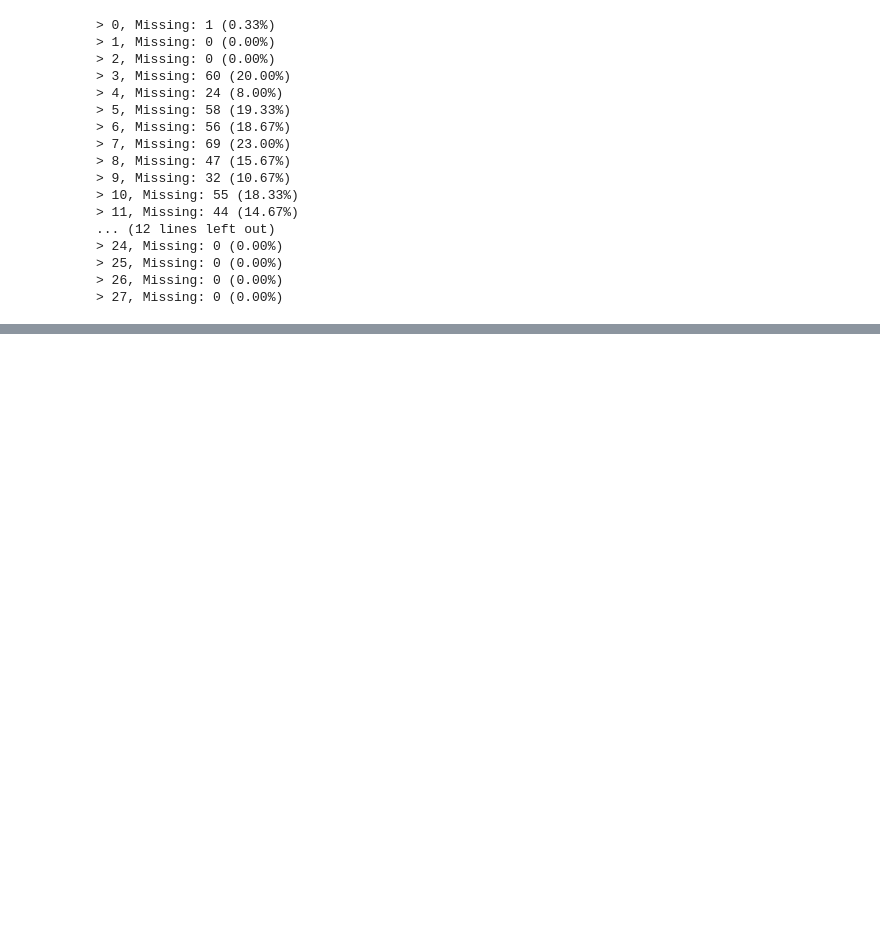
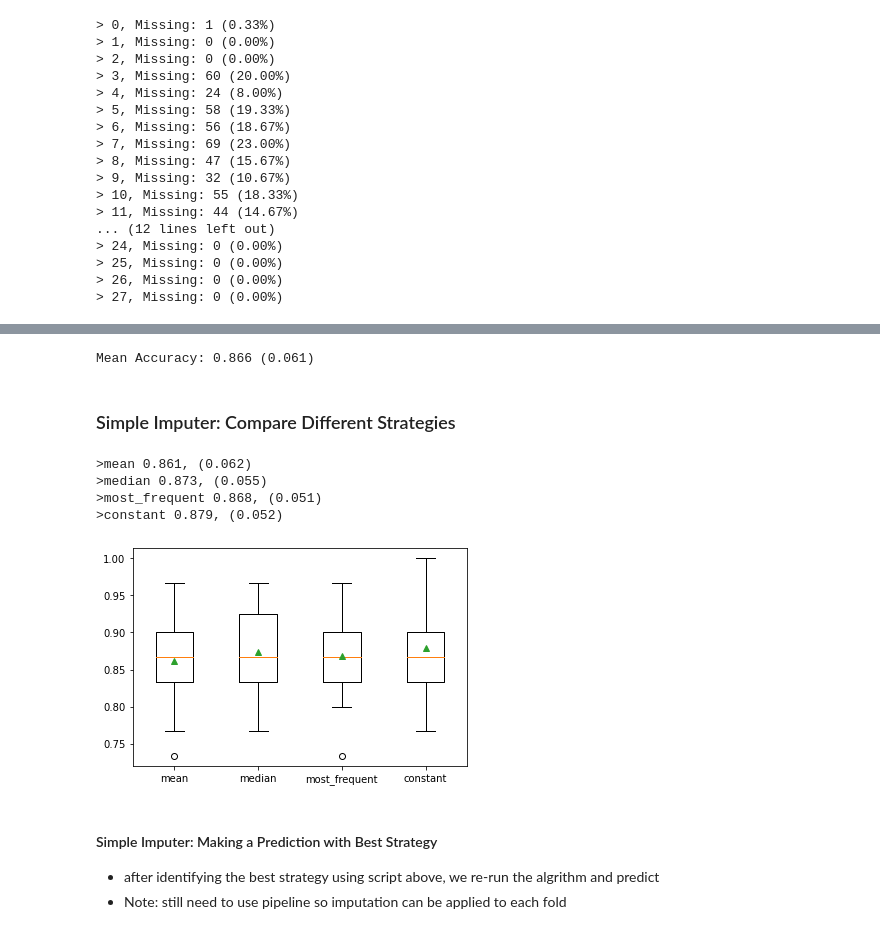
Before and after one commit to delos001/DS_Recipes, a Jupyter notebook: DataPreparation/DataPrep_Tutorial_Full_MLM.ipynb, the cells around one changed output, grey strips where cells are left out. Drawn from its saved outputs; the diff is of its cells as text; code cells hidden in the pictures; blank space fills up the shorter version.

Commit message:
to interative imputation

```diff
--- a/DataPreparation/DataPrep_Tutorial_Full_MLM.ipynb
+++ b/DataPreparation/DataPrep_Tutorial_Full_MLM.ipynb
@@ -954,0 +1004,22 @@ for i in range(data13.shape[1]):
+# %%
+## define model pipeline
+model = RandomForestClassifier()
+imputer = SimpleImputer(strategy='mean')
+pipeline = Pipeline(steps=[('i', imputer), ('m', model)])
+
+## define model evaluation
+cv = RepeatedStratifiedKFold(n_splits=10,
+                             n_repeats=3,
+                             random_state=1)
+
+## evaluate the model
+dataModel = cross_val_score(pipeline, X, y,
+                            scoring='accuracy',
+                            cv=cv,
+                            n_jobs=-1)
+
+print('Mean Accuracy: %.3f (%.3f)' % (mean(dataModel), std(dataModel)))
+# %% [output]
+Mean Accuracy: 0.866 (0.061)
+# %% [markdown]
+### Simple Imputer: Compare Different Strategies
@@ -954,0 +1039,49 @@ for i in range(data13.shape[1]):
+# %%
+## load data
+url = 'https://raw.githubusercontent.com/jbrownlee/Datasets/master/horse-colic.csv'
+data15 = read_csv(url, header=None, na_values='?')
+
+data = data15.values
+
+## get index for the independent variables
+Xdata = [i for i in range(data.shape[1]) if i != 23]
+## split into dep and indep variables
+X, y = data[:, Xdata], data[:, 23]
+# %%
+## evaluate model on different imputation strategies
+results = list()
+strategies = ['mean', 'median', 'most_frequent', 'constant']
+
+for s in strategies:
+    ## create pipeline
+    pipeline = Pipeline(steps=[('i', SimpleImputer(strategy=s)),
+                               ('m', RandomForestClassifier())])
+    ## evaluate model
+    cv = RepeatedStratifiedKFold(n_splits=10,
+                                 n_repeats=3,
+                                 random_state=1)
+    scores = cross_val_score(pipeline, X, y,
+                             scoring='accuracy',
+                             cv=cv,
+                             n_jobs=-1)
+
+    ## store results using empty list created above
+    results.append(scores)
+    ## print results in the loop to get results of each strategy
+    print('>%s %.3f, (%.3f)' % (s, mean(scores), std(scores)))
+
+## plot performance for each strategy
+pyplot.boxplot(results,
+               labels=strategies,
+               showmeans=True)
+pyplot.show()
+# %% [output]
+>mean 0.861, (0.062)
+>median 0.873, (0.055)
+>most_frequent 0.868, (0.051)
+>constant 0.879, (0.052)
+[figure, added]
+# %% [markdown]
+#### Simple Imputer: Making a Prediction with Best Strategy
+- after identifying the best strategy using script above, we re-run the algrithm and predict
+- Note: still need to use pipeline so imputation can be applied to each fold
```
Also changed, not shown: parts of 32 cells of this notebook.
